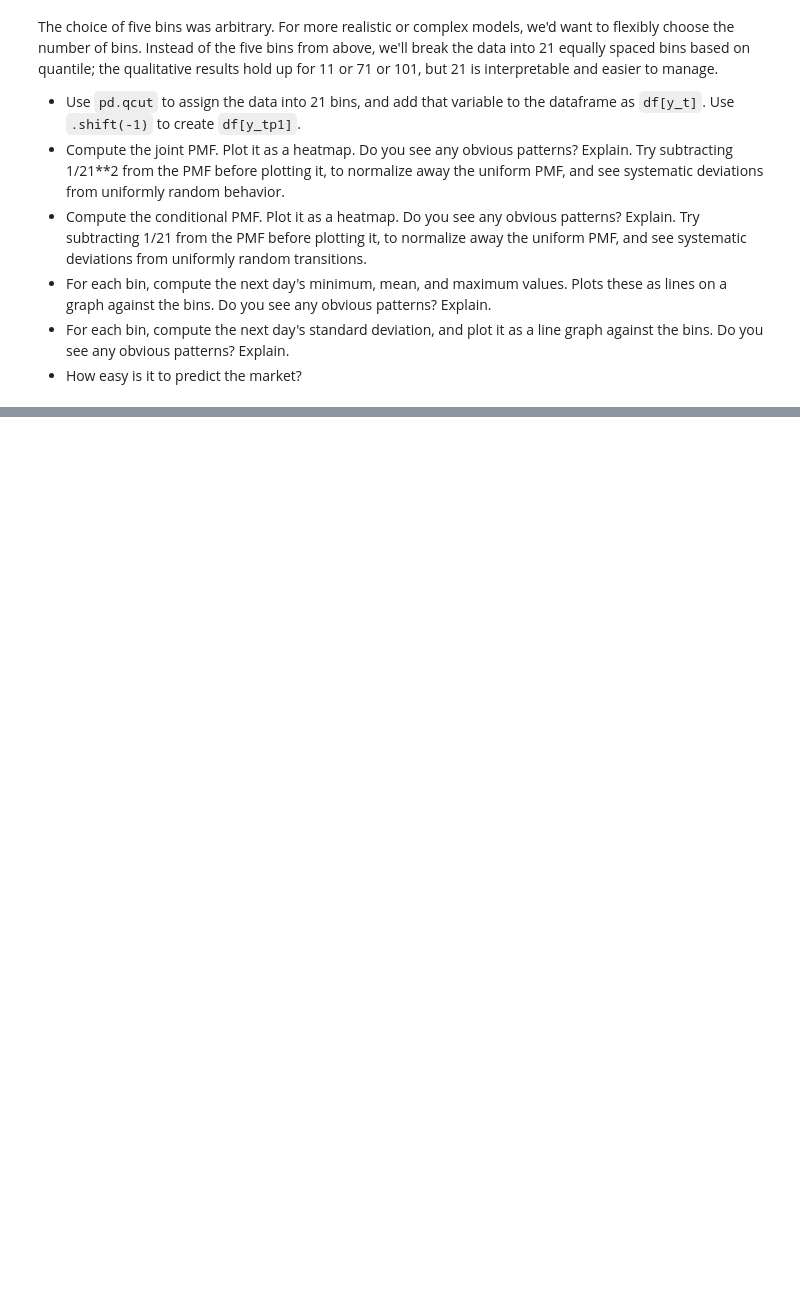
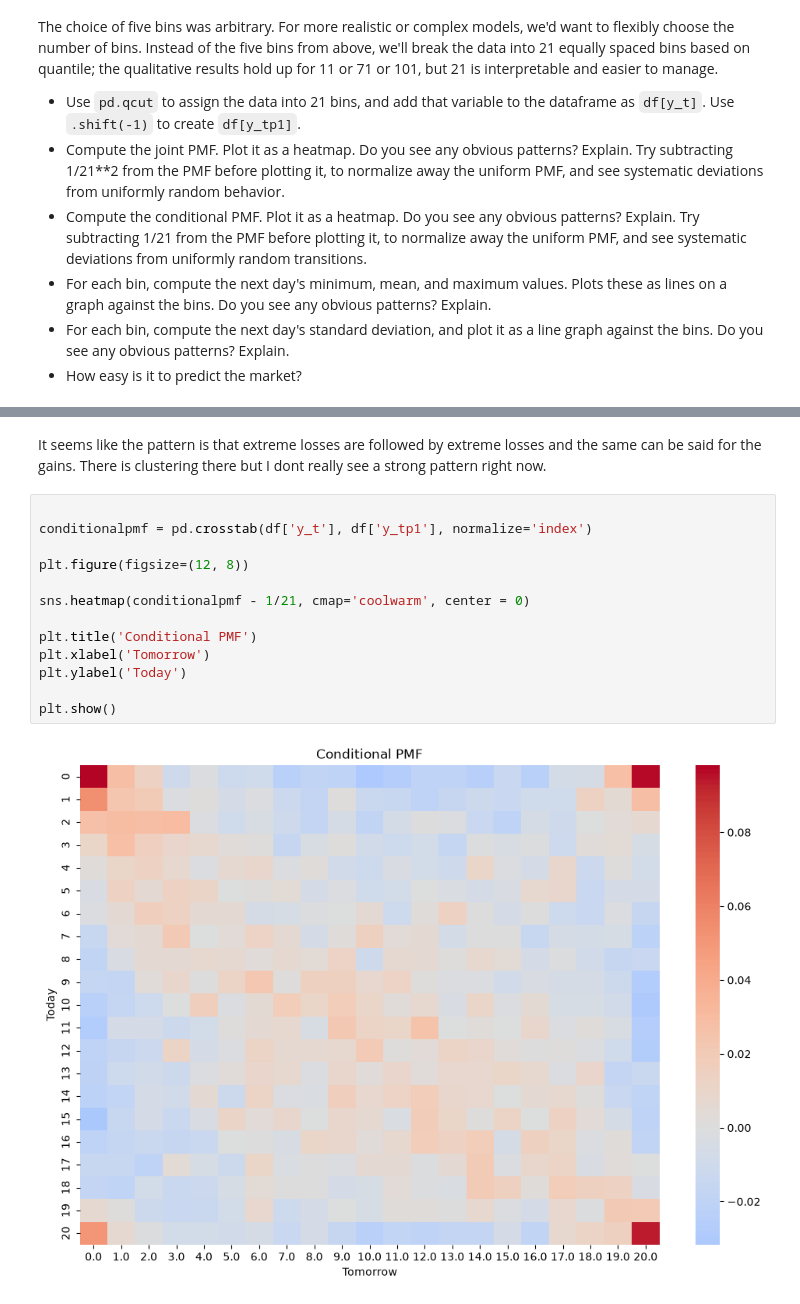
Before and after one commit to Caleb-C123/uu_markov, a Jupyter notebook: lab_1/lab.ipynb, the cells around one changed output, grey strips where cells are left out. Cells and saved outputs as stored; diff of their text form; blank space fills up the shorter version.

```diff
--- a/lab_1/lab.ipynb
+++ b/lab_1/lab.ipynb
@@ -87,0 +257,17 @@ The choice of five bins was arbitrary. For more realistic or complex models, we'
+# %% [markdown]
+It seems like the pattern is that extreme losses are followed by extreme losses and the same can be said for the gains. There is clustering there but I dont really see a strong pattern right now.
+# %%
+
+conditionalpmf = pd.crosstab(df['y_t'], df['y_tp1'], normalize='index')
+
+plt.figure(figsize=(12, 8))
+
+sns.heatmap(conditionalpmf - 1/21, cmap='coolwarm', center = 0)
+
+plt.title('Conditional PMF')
+plt.xlabel('Tomorrow')
+plt.ylabel('Today')
+
+plt.show()
+# %% [output]
+[figure, added]
```
Also changed, not shown: parts of 28 cells of this notebook, 2 other files.
